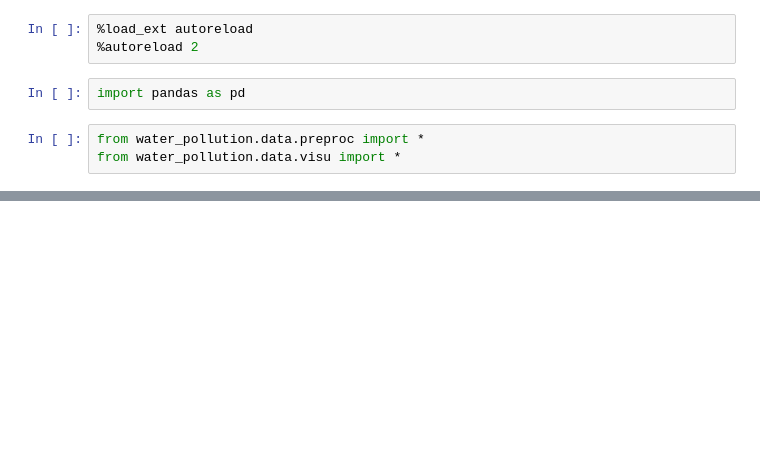
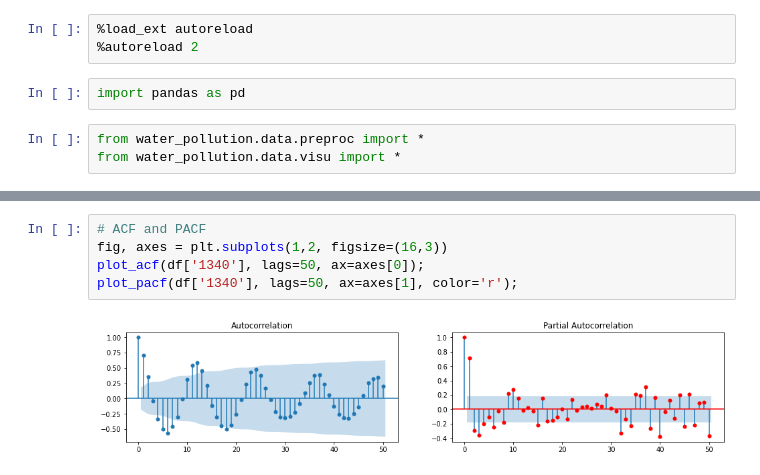
Before and after one commit to c-villalobos/water_pollution, a Jupyter notebook: notebooks/sebvey_jp/prepare_data_for_arima.ipynb, the cells around one changed output, grey strips where cells are left out. Drawn from its saved outputs; the diff is of its cells as text; blank space fills up the shorter version.

```diff
--- a/notebooks/sebvey_jp/prepare_data_for_arima.ipynb
+++ b/notebooks/sebvey_jp/prepare_data_for_arima.ipynb
@@ -28,0 +72,7 @@ plot_params(caluire_df)
+# %%
+# ACF and PACF
+fig, axes = plt.subplots(1,2, figsize=(16,3))
+plot_acf(df['1340'], lags=50, ax=axes[0]);
+plot_pacf(df['1340'], lags=50, ax=axes[1], color='r');
+# %% [output]
+[figure, added]
```
Also changed, not shown: parts of 25 cells of this notebook, 1 other file.
